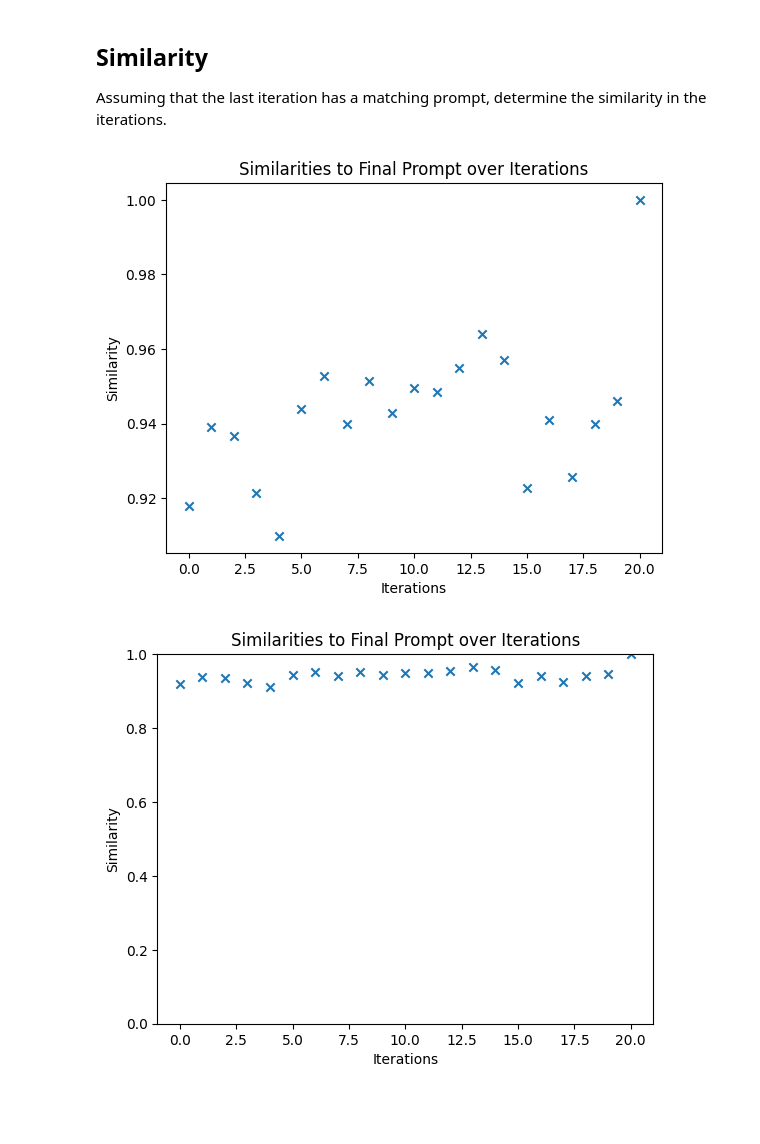
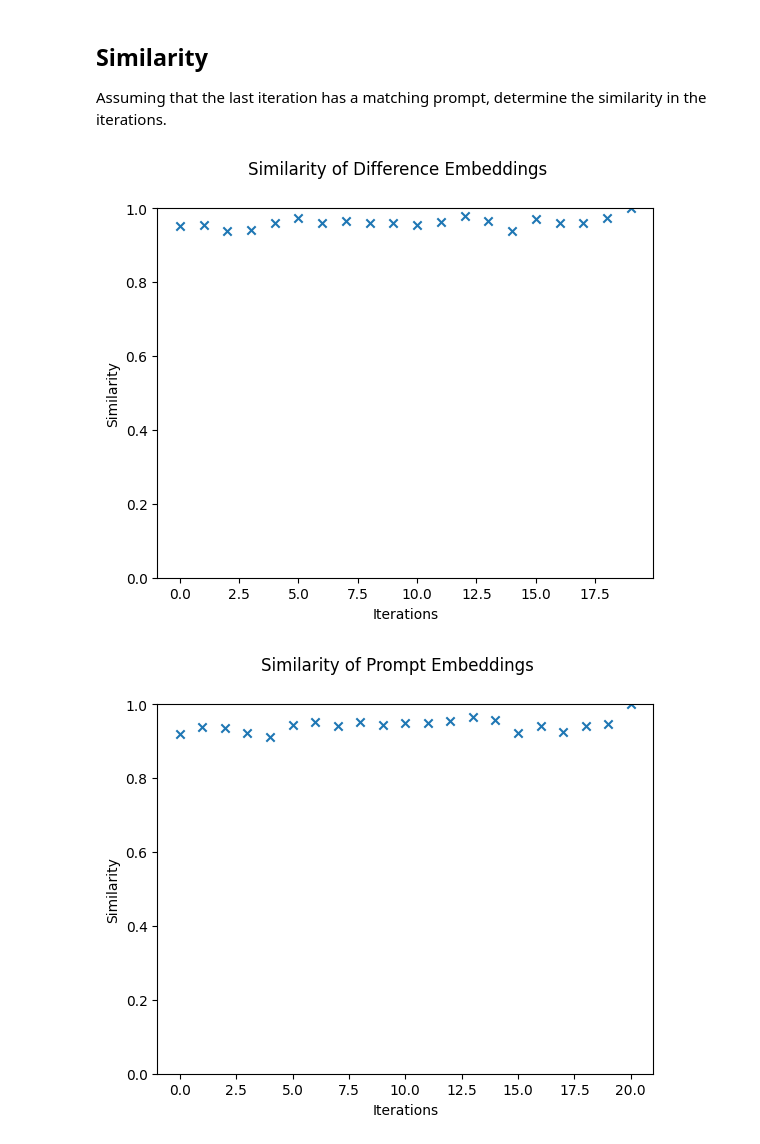
Before and after one commit to Rripped/PromptRefining, a Jupyter notebook: notebooks/Analysis.ipynb, the cells around one changed output. Saved outputs shown, nothing was run; the diff lists cells and outputs as text; code cells hidden in the pictures; blank space fills up the shorter version.

```diff
--- a/notebooks/Analysis.ipynb
+++ b/notebooks/Analysis.ipynb
@@ -64,8 +88,7 @@ def draw_similarities(embeddings, limit=False):
-# %%
-draw_similarities(prompt_embeddings)
-# %% [output]
-[figure, removed]
-# %%
-draw_similarities(prompt_embeddings, True)
-# %% [output]
-[figure, removed]
+# %%
+sim_diff = get_similarities(difference_embeddings, limit=True, title="Similarity of Difference Embeddings")
+sim_prompt = get_similarities(prompt_embeddings, limit=True, title="Similarity of Prompt Embeddings")
+sim_img = get_similarities(img_embeddings, limit=True, title="Similarity of Image Embeddings")
+# %% [output]
+[figure, added]
+[figure, added]
```
Also changed, not shown: parts of 15 cells of this notebook.
